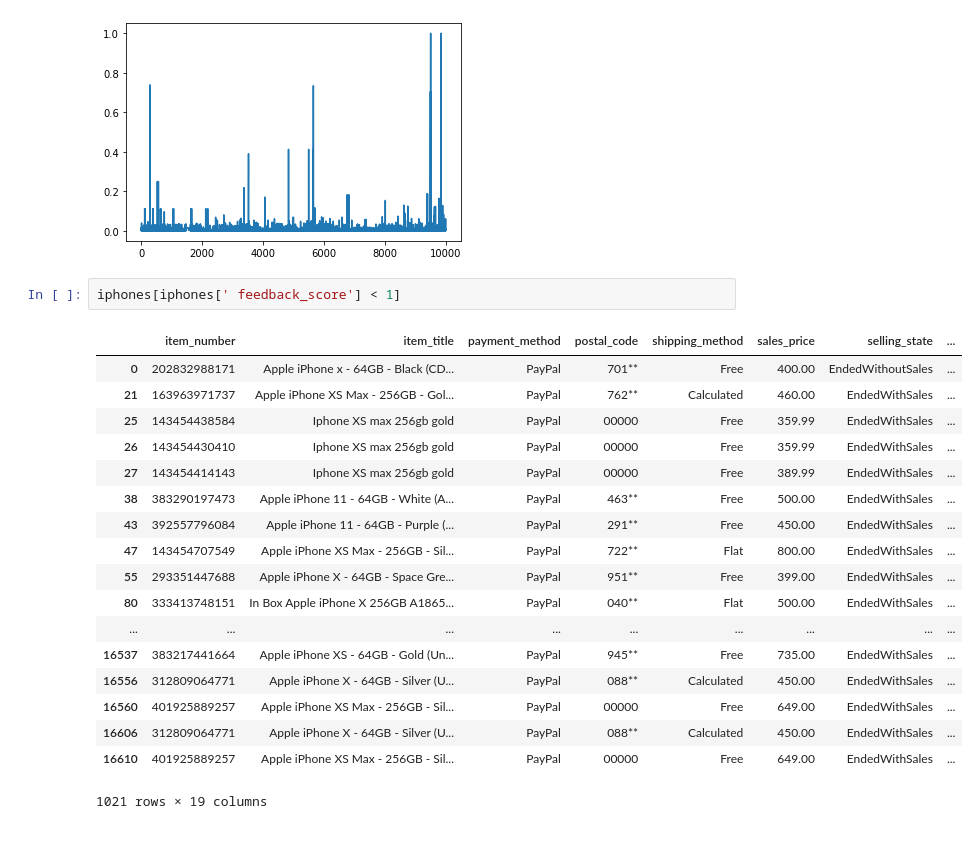
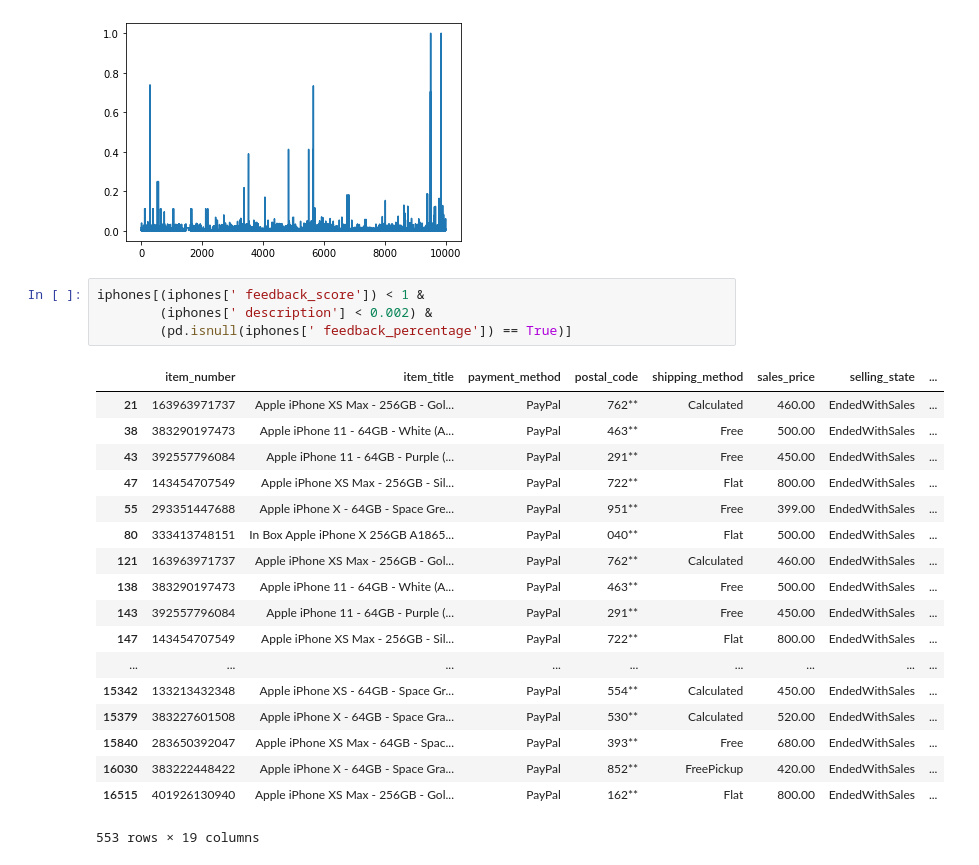
Before and after one commit to micktor/184final, a Jupyter notebook: Final.ipynb, the cells around one changed output. Saved outputs shown, nothing was run; the diff lists cells and outputs as text.

```diff
--- a/Final.ipynb
+++ b/Final.ipynb
@@ -44,23 +46,25 @@ plt.plot(collectables[' description'])
 [<matplotlib.lines.Line2D at 0x...>]
 [figure]
 # %%
-iphones[iphones[' feedback_score'] < 1]
+iphones[(iphones[' feedback_score']) < 1 &
+        (iphones[' description'] < 0.002) &
+        (pd.isnull(iphones[' feedback_percentage']) == True)]
 # %% [output]
 |  | item_number | item_title | payment_method | postal_code | shipping_method | sales_price | selling_state | ... |
-| 0 | 202832988171 | Apple iPhone x - 64GB - Black (CD... | PayPal | 701** | Free | 400.00 | EndedWithoutSales | ... |
 | 21 | 163963971737 | Apple iPhone XS Max - 256GB - Gol... | PayPal | 762** | Calculated | 460.00 | EndedWithSales | ... |
-| 25 | 143454438584 | Iphone XS max 256gb gold | PayPal | 00000 | Free | 359.99 | EndedWithSales | ... |
-| 26 | 143454430410 | Iphone XS max 256gb gold | PayPal | 00000 | Free | 359.99 | EndedWithSales | ... |
-| 27 | 143454414143 | Iphone XS max 256gb gold | PayPal | 00000 | Free | 389.99 | EndedWithSales | ... |
 | 38 | 383290197473 | Apple iPhone 11 - 64GB - White (A... | PayPal | 463** | Free | 500.00 | EndedWithSales | ... |
 | 43 | 392557796084 | Apple iPhone 11 - 64GB - Purple (... | PayPal | 291** | Free | 450.00 | EndedWithSales | ... |
 | 47 | 143454707549 | Apple iPhone XS Max - 256GB - Sil... | PayPal | 722** | Flat | 800.00 | EndedWithSales | ... |
 | 55 | 293351447688 | Apple iPhone X - 64GB - Space Gre... | PayPal | 951** | Free | 399.00 | EndedWithSales | ... |
 | 80 | 333413748151 | In Box Apple iPhone X 256GB A1865... | PayPal | 040** | Flat | 500.00 | EndedWithSales | ... |
+| 121 | 163963971737 | Apple iPhone XS Max - 256GB - Gol... | PayPal | 762** | Calculated | 460.00 | EndedWithSales | ... |
+| 138 | 383290197473 | Apple iPhone 11 - 64GB - White (A... | PayPal | 463** | Free | 500.00 | EndedWithSales | ... |
+| 143 | 392557796084 | Apple iPhone 11 - 64GB - Purple (... | PayPal | 291** | Free | 450.00 | EndedWithSales | ... |
+| 147 | 143454707549 | Apple iPhone XS Max - 256GB - Sil... | PayPal | 722** | Flat | 800.00 | EndedWithSales | ... |
 | ... | ... | ... | ... | ... | ... | ... | ... | ... |
-| 16537 | 383217441664 | Apple iPhone XS - 64GB - Gold (Un... | PayPal | 945** | Free | 735.00 | EndedWithSales | ... |
-| 16556 | 312809064771 | Apple iPhone X - 64GB - Silver (U... | PayPal | 088** | Calculated | 450.00 | EndedWithSales | ... |
-| 16560 | 401925889257 | Apple iPhone XS Max - 256GB - Sil... | PayPal | 00000 | Free | 649.00 | EndedWithSales | ... |
-| 16606 | 312809064771 | Apple iPhone X - 64GB - Silver (U... | PayPal | 088** | Calculated | 450.00 | EndedWithSales | ... |
-| 16610 | 401925889257 | Apple iPhone XS Max - 256GB - Sil... | PayPal | 00000 | Free | 649.00 | EndedWithSales | ... |
+| 15342 | 133213432348 | Apple iPhone XS - 64GB - Space Gr... | PayPal | 554** | Calculated | 450.00 | EndedWithSales | ... |
+| 15379 | 383227601508 | Apple iPhone X - 64GB - Space Gra... | PayPal | 530** | Calculated | 520.00 | EndedWithSales | ... |
+| 15840 | 283650392047 | Apple iPhone XS Max - 64GB - Spac... | PayPal | 393** | Free | 680.00 | EndedWithSales | ... |
+| 16030 | 383222448422 | Apple iPhone X - 64GB - Space Gra... | PayPal | 852** | FreePickup | 420.00 | EndedWithSales | ... |
+| 16515 | 401926130940 | Apple iPhone XS Max - 256GB - Gol... | PayPal | 162** | Flat | 800.00 | EndedWithSales | ... |
-1021 rows × 19 columns
+553 rows × 19 columns
```
Also changed, not shown: parts of 8 cells of this notebook, 1 other file.
